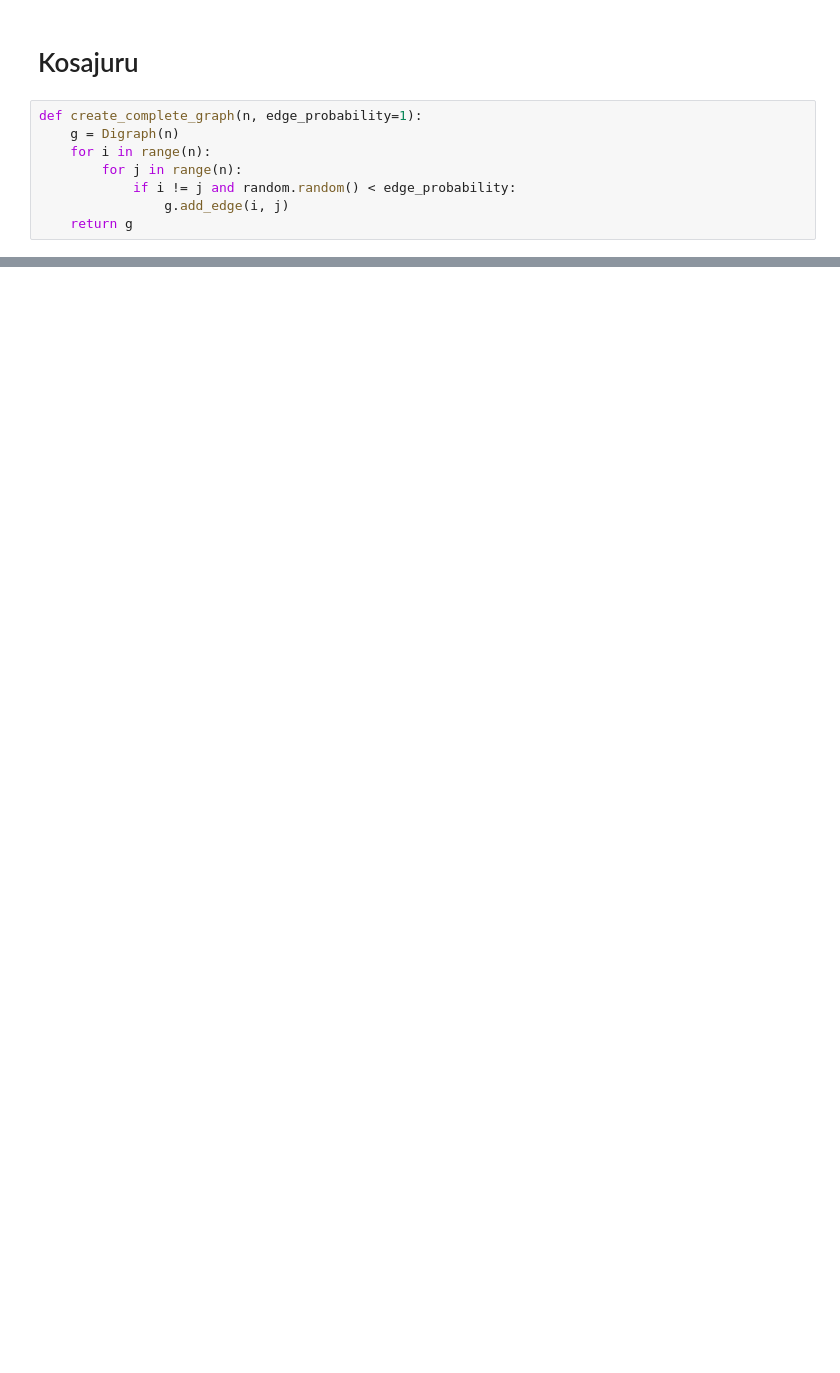
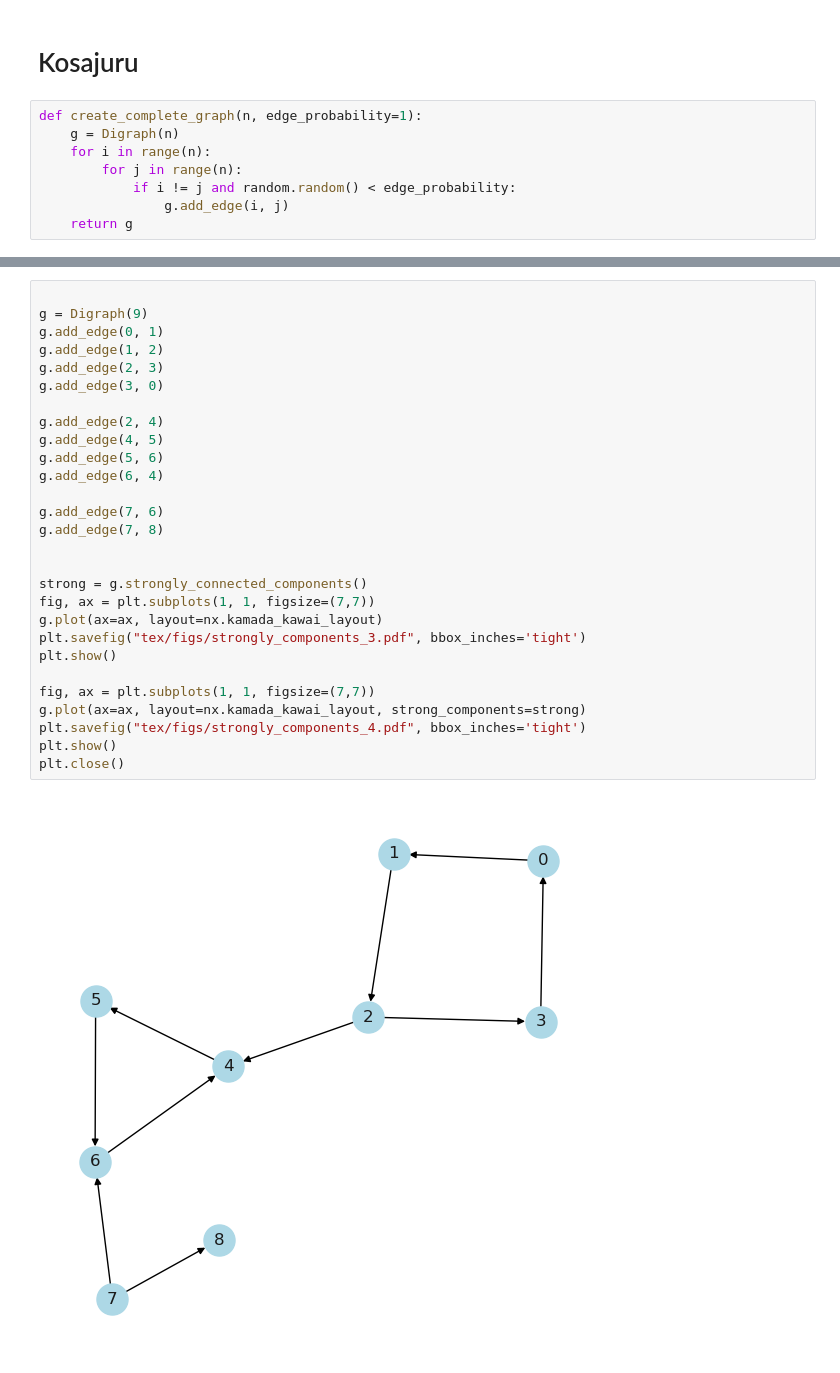
Before and after one commit to mtsodf/algoritmos, a Jupyter notebook: semana08/semana08.ipynb, the cells around one changed output, grey strips where cells are left out. Saved outputs shown, nothing was run; the diff lists cells and outputs as text; blank space fills up the shorter version.

```diff
--- a/semana08/semana08.ipynb
+++ b/semana08/semana08.ipynb
@@ -150,0 +200,30 @@ plt.show()
+# %%
+
+g = Digraph(9)
+g.add_edge(0, 1)
+g.add_edge(1, 2)
+g.add_edge(2, 3)
+g.add_edge(3, 0)
+
+g.add_edge(2, 4)
+g.add_edge(4, 5)
+g.add_edge(5, 6)
+g.add_edge(6, 4)
+
+g.add_edge(7, 6)
+g.add_edge(7, 8)
+
+
+strong = g.strongly_connected_components()
+fig, ax = plt.subplots(1, 1, figsize=(7,7))
+g.plot(ax=ax, layout=nx.kamada_kawai_layout)
+plt.savefig("tex/figs/strongly_components_3.pdf", bbox_inches='tight')
+plt.show()
+
+fig, ax = plt.subplots(1, 1, figsize=(7,7))
+g.plot(ax=ax, layout=nx.kamada_kawai_layout, strong_components=strong)
+plt.savefig("tex/figs/strongly_components_4.pdf", bbox_inches='tight')
+plt.show()
+plt.close()
+# %% [output]
+[figure, added]
```
Also changed, not shown: parts of 12 cells of this notebook, 2 other files.
